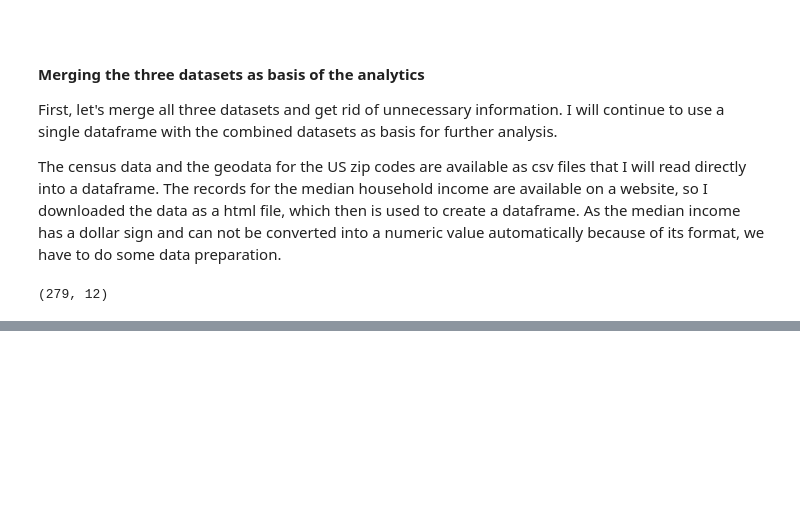
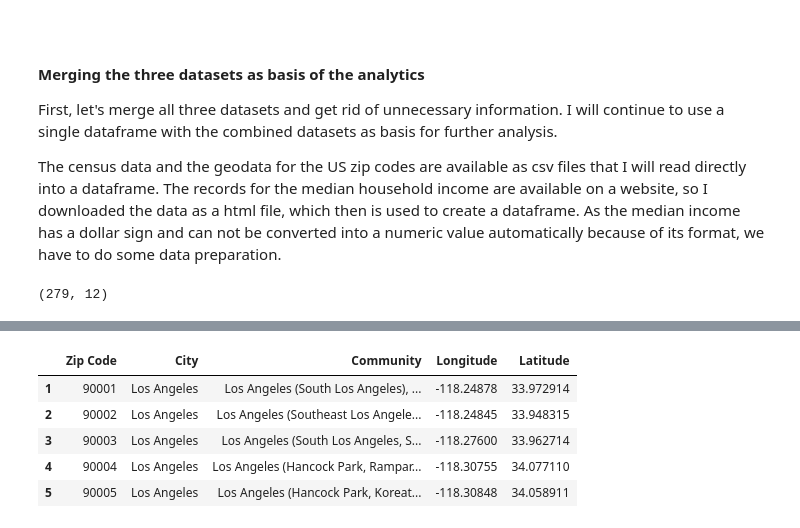
Before and after one commit to Elydora/Coursera_Capstone, a Jupyter notebook: Project/capstone-project.ipynb, the cells around one changed output, grey strips where cells are left out. Drawn from its saved outputs; the diff is of its cells as text; code cells hidden in the pictures; blank space fills up the shorter version.

```diff
--- a/Project/capstone-project.ipynb
+++ b/Project/capstone-project.ipynb
@@ -128,0 +138,13 @@ final_ds.head(10)
+# %%
+# first, we use a list of the areas and without columns we don't need
+areas = final_ds.drop(['Estimated Median Income', 'Total ' 'Population',
+                        'Median Age', 'Total Males', 'Total Females',
+                        'Total Households', 'Average Household Size'], 1)
+areas.head()
+# %% [output]
+|  | Zip Code | City | Community | Longitude | Latitude |
+| 1 | 90001 | Los Angeles | Los Angeles (South Los Angeles), ... | -118.24878 | 33.972914 |
+| 2 | 90002 | Los Angeles | Los Angeles (Southeast Los Angele... | -118.24845 | 33.948315 |
+| 3 | 90003 | Los Angeles | Los Angeles (South Los Angeles, S... | -118.27600 | 33.962714 |
+| 4 | 90004 | Los Angeles | Los Angeles (Hancock Park, Rampar... | -118.30755 | 34.077110 |
+| 5 | 90005 | Los Angeles | Los Angeles (Hancock Park, Koreat... | -118.30848 | 34.058911 |
```
Also changed, not shown: parts of 16 cells of this notebook.
